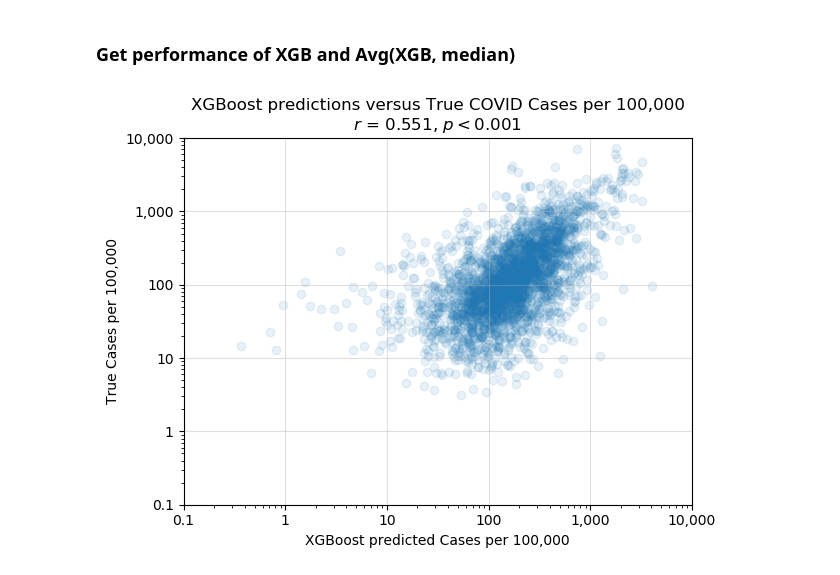
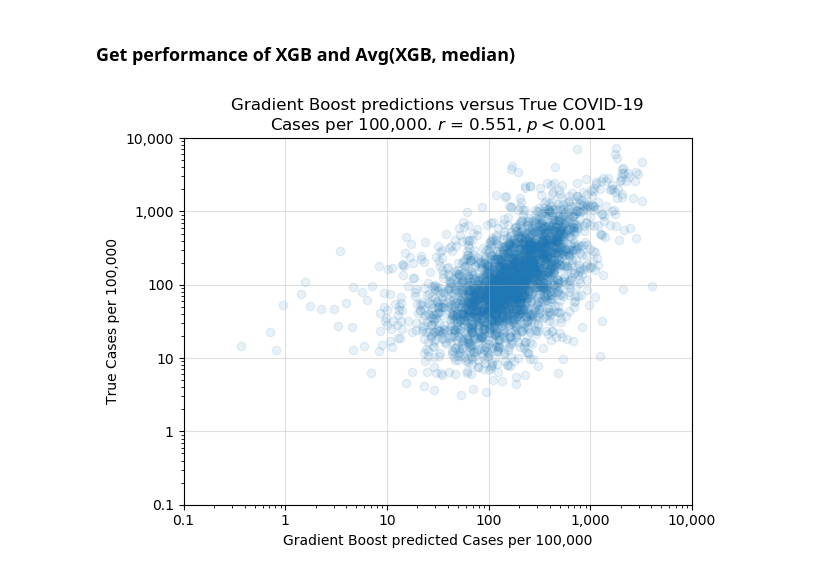
Before and after one commit to jessebmurray/COVID-19, a Jupyter notebook: county_modeling.ipynb, the cells around one changed output. Cells and saved outputs as stored; diff of their text form; code cells hidden in the pictures.

```diff
--- a/county_modeling.ipynb
+++ b/county_modeling.ipynb
@@ -757,7 +757,7 @@ def plot_r2(dataframe_test, dataframe_gen, model_name):
     y = dataframe_gen.CPC
     plt.grid(alpha=0.4)
     plt.scatter(x, df.CPC, alpha=0.1, edgecolors=None)
-    exp = '{} predictions versus True COVID Cases per 100,000\n'.format(model_name)
+    exp = '{} predictions versus True COVID-19\nCases per 100,000. '.format(model_name)
     r2 = '$r$ = {:.3f}, $p < 0.001$'.format(st.pearsonr(x, y)[0]) # **2
     plt.title(exp + r2)
     plt.xscale('log')
@@ -777,9 +777,9 @@ def plot_r2(dataframe_test, dataframe_gen, model_name):
 
     plt.tight_layout()
 # %%
-plot_r2(dfr, df, 'XGBoost')
+plot_r2(dfr, df, 'Gradient Boost')
 
 plt.savefig('plots/xgb_performance.png', dpi=300)
 # %% [output]
-[figure, old version]
+[figure, new version]
 # %%
```
Also changed, not shown: parts of 4 cells of this notebook, 5 other files.
